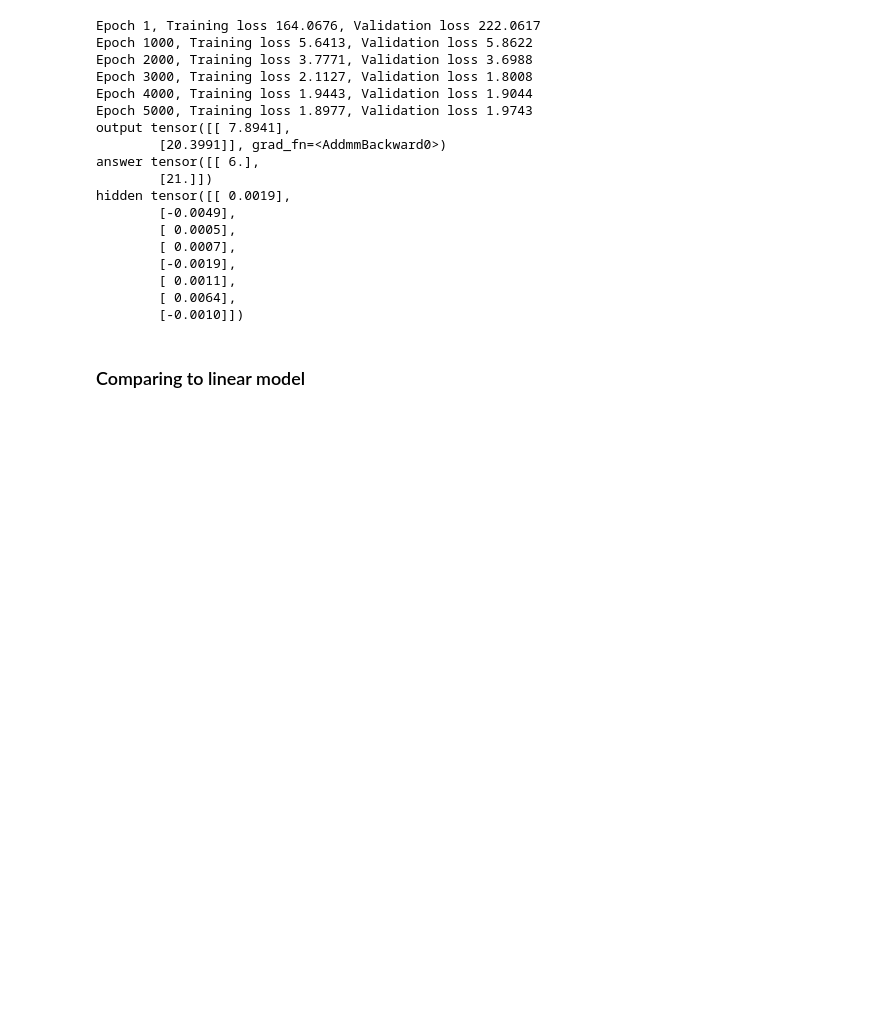
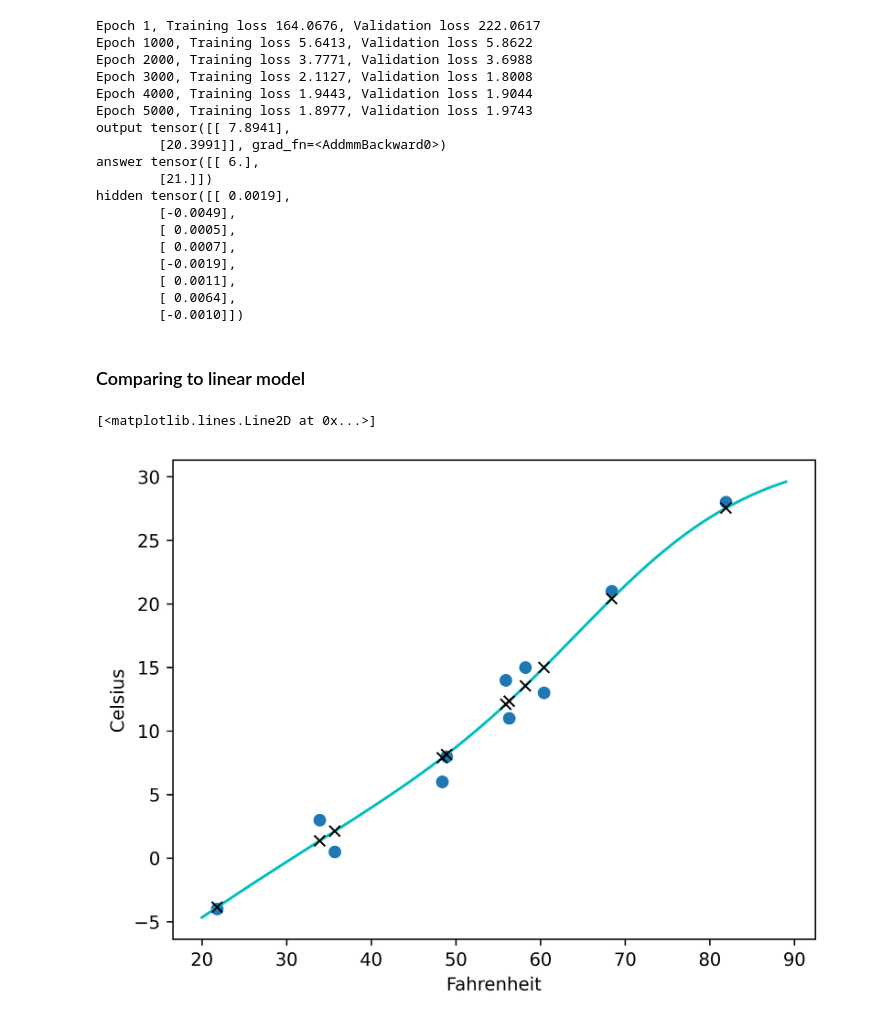
Before and after one commit to mattfeng/365-days-of-ml, a Jupyter notebook: dl-with-pytorch/ch6_neural_networks.ipynb, the cells around one changed output. Cells and saved outputs as stored; diff of their text form; code cells hidden in the pictures; blank space fills up the shorter version.

```diff
--- a/dl-with-pytorch/ch6_neural_networks.ipynb
+++ b/dl-with-pytorch/ch6_neural_networks.ipynb
@@ -221,8 +221,12 @@ hidden tensor([[ 0.0019],
 # %%
 t_range = torch.arange(20., 90.).unsqueeze(1) # batch
 
 fig = plt.figure(dpi=600)
 plt.xlabel("Fahrenheit")
 plt.ylabel("Celsius")
 plt.plot(t_u.numpy(), t_c.numpy(), 'o')
-plt.plot(t_range.numpy(), seq_model(0.1 * t_range).detach().numpy(), 'e-')
+plt.plot(t_range.numpy(), seq_model(0.1 * t_range).detach().numpy(), "c-")
+plt.plot(t_u.numpy(), seq_model(0.1 * t_u).detach().numpy(), "kx")
+# %% [output]
+[<matplotlib.lines.Line2D at 0x...>]
+[figure, added]
```
Also changed, not shown: 1 other file.
